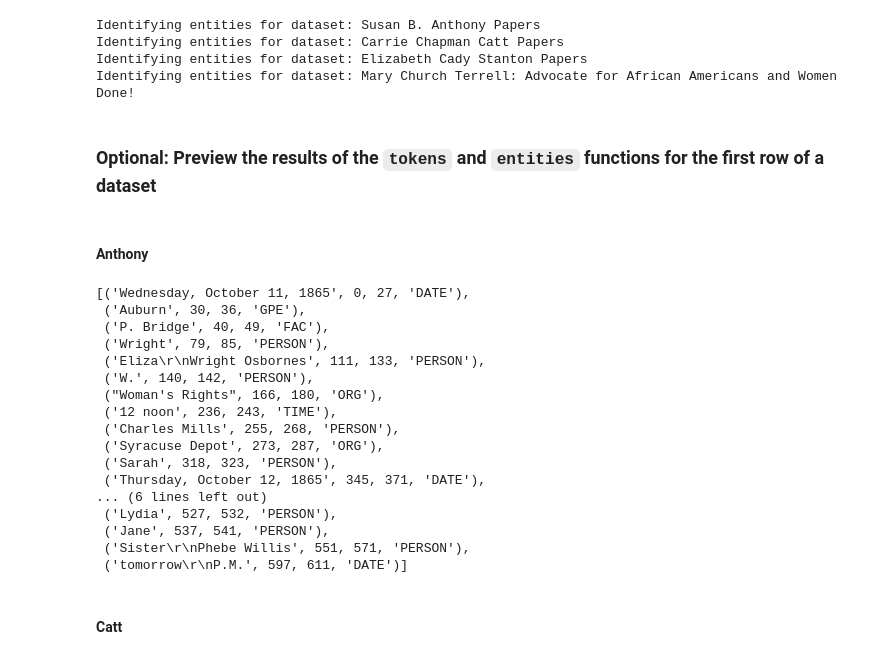
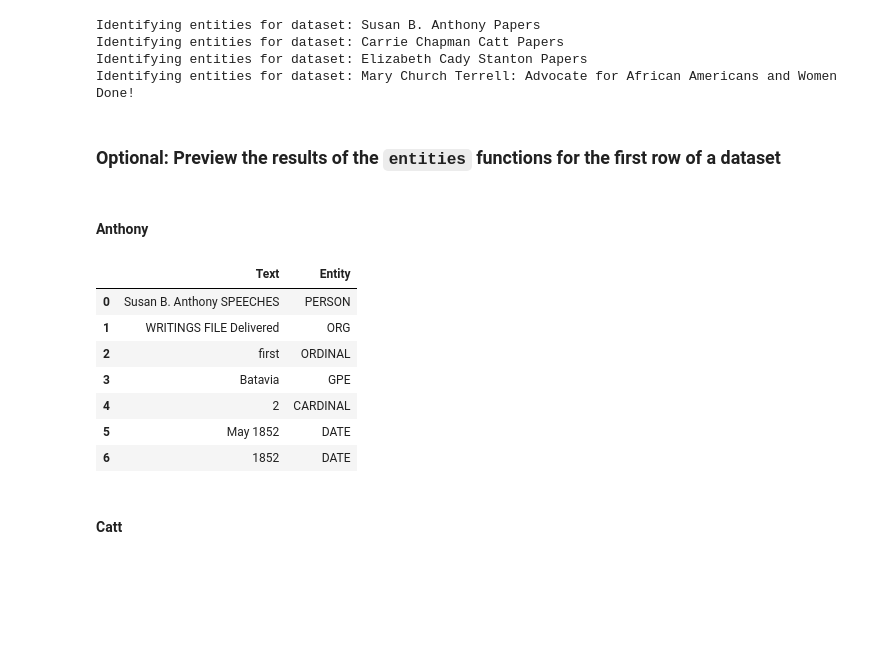
Before and after one commit to LibraryOfCongress/btp-data, a Jupyter notebook: 03_tokenization.ipynb, the cells around one changed output. Drawn from its saved outputs; the diff is of its cells as text; code cells hidden in the pictures; blank space fills up the shorter version.

```diff
--- a/03_tokenization.ipynb
+++ b/03_tokenization.ipynb
@@ -91,30 +91,19 @@ Identifying entities for dataset: Elizabeth Cady Stanton Papers
 Identifying entities for dataset: Mary Church Terrell: Advocate for African Americans and Women
 Done!
 # %% [markdown]
-### Optional: Preview the results of the `tokens` and `entities` functions for the first row of a dataset
+### Optional: Preview the results of the `entities` functions for the first row of a dataset
 # %% [markdown]
 #### Anthony
-# %%
-a.head(1)
-a['tokenized_text'].iloc[0]
-a['entities'].iloc[1000]
-# %% [output]
-[('Wednesday, October 11, 1865', 0, 27, 'DATE'),
- ('Auburn', 30, 36, 'GPE'),
- ('P. Bridge', 40, 49, 'FAC'),
- ('Wright', 79, 85, 'PERSON'),
- ('Eliza\r\nWright Osbornes', 111, 133, 'PERSON'),
- ('W.', 140, 142, 'PERSON'),
- ("Woman's Rights", 166, 180, 'ORG'),
- ('12 noon', 236, 243, 'TIME'),
- ('Charles Mills', 255, 268, 'PERSON'),
- ('Syracuse Depot', 273, 287, 'ORG'),
- ('Sarah', 318, 323, 'PERSON'),
- ('Thursday, October 12, 1865', 345, 371, 'DATE'),
-... (6 lines left out)
- ('Lydia', 527, 532, 'PERSON'),
- ('Jane', 537, 541, 'PERSON'),
- ('Sister\r\nPhebe Willis', 551, 571, 'PERSON'),
- ('tomorrow\r\nP.M.', 597, 611, 'DATE')]
+# %%
+pd.DataFrame([{"Text": row[0], "Entity": row[3]} for row in a['entities'].iloc[0]]).head(10)
+# %% [output]
+|  | Text | Entity |
+| 0 | Susan B. Anthony SPEECHES | PERSON |
+| 1 | WRITINGS FILE Delivered | ORG |
+| 2 | first | ORDINAL |
+| 3 | Batavia | GPE |
+| 4 | 2 | CARDINAL |
+| 5 | May 1852 | DATE |
+| 6 | 1852 | DATE |
 # %% [markdown]
 #### Catt
```
Also changed, not shown: parts of 6 cells of this notebook, 7 other files.
